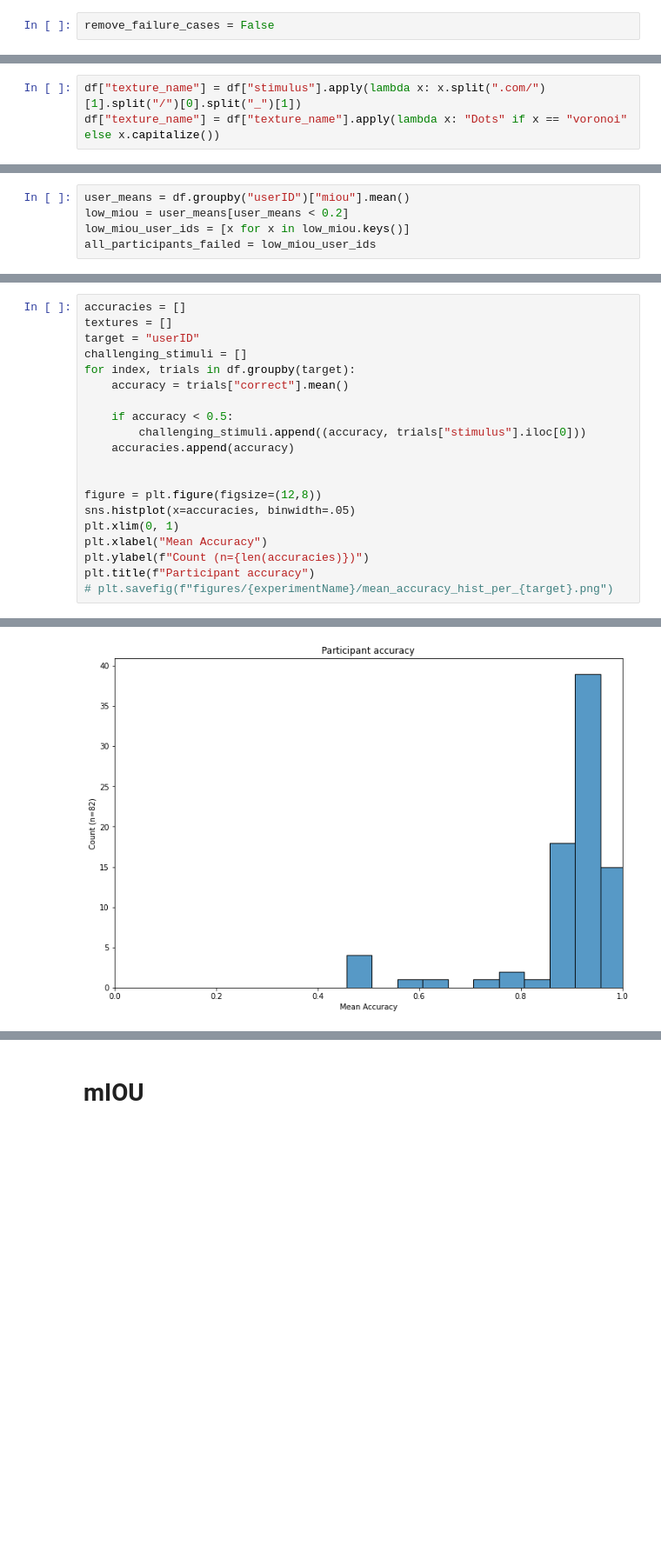
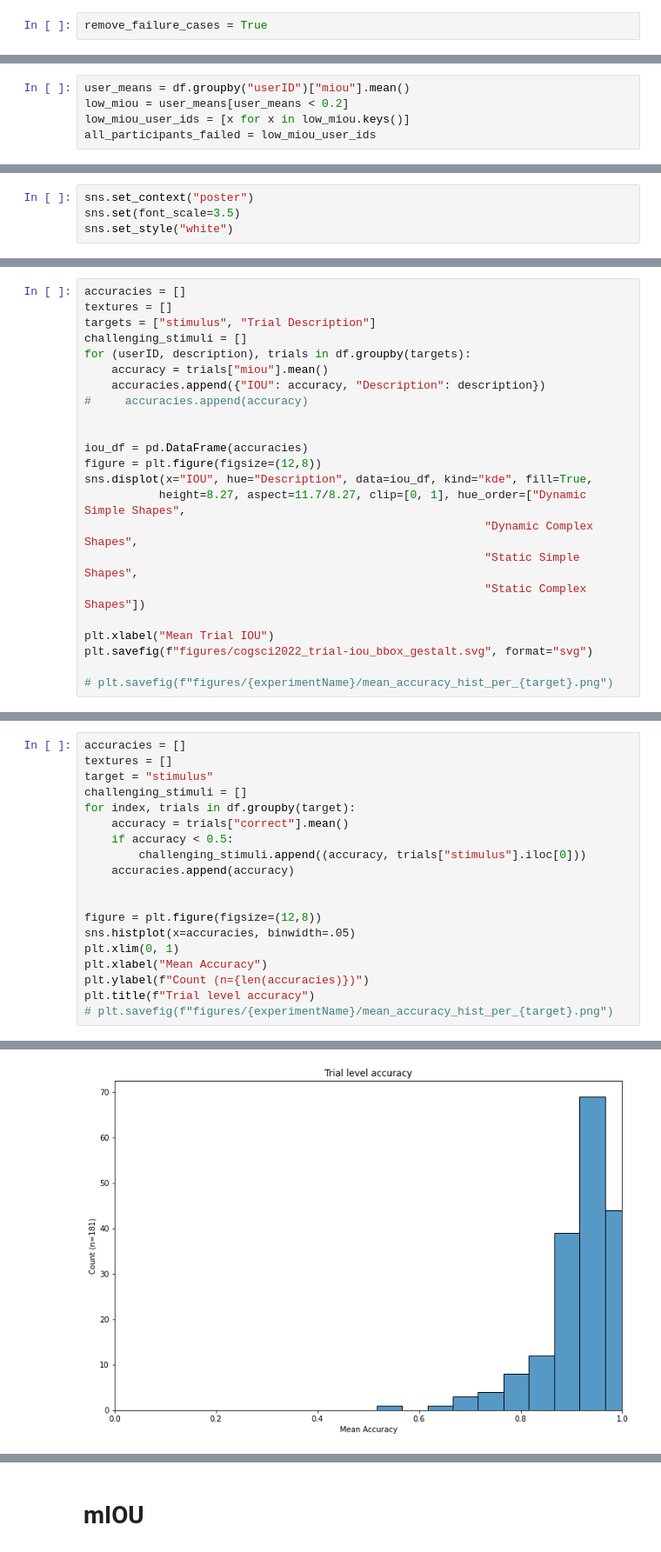
Before and after one commit to yifr/mlve, a Jupyter notebook: analysis/gestalt_static_localization_analysis.ipynb, the cells around one changed output, grey strips where cells are left out. Shown at 87% size. Drawn from its saved outputs; the diff is of its cells as text; blank space fills up the shorter version.

```diff
--- a/analysis/gestalt_static_localization_analysis.ipynb
+++ b/analysis/gestalt_static_localization_analysis.ipynb
@@ -229,5 +323,5 @@ USER ID: 62d989d7c133a0fdc2301666 only completed: 12 trials
 # %%
-remove_failure_cases = False
+remove_failure_cases = True
 # %%
 if remove_failure_cases:
     failed_participants = df["userID"].apply(lambda x: x in participants_failed)
@@ -243,9 +335,6 @@ if not os.path.exists(f"figures/{experimentName}"):
     os.makedirs(f"figures/{experimentName}")
 # %% [markdown]
 ## Create texture_name column
-# %%
-df["texture_name"] = df["stimulus"].apply(lambda x: x.split(".com/")[1].split("/")[0].split("_")[1])
-df["texture_name"] = df["texture_name"].apply(lambda x: "Dots" if x == "voronoi" else x.capitalize())
 # %%
 ious = []
 for index, row in df.iterrows():
@@ -309,0 +370,4 @@ df["miou"].mean()
+# %%
+sns.set_context("poster")
+sns.set(font_scale=3.5)
+sns.set_style("white")
@@ -309,0 +452,23 @@ df["miou"].mean()
+# %%
+accuracies = []
+textures = []
+targets = ["stimulus", "Trial Description"]
+challenging_stimuli = []
+for (userID, description), trials in df.groupby(targets):
+    accuracy = trials["miou"].mean()
+    accuracies.append({"IOU": accuracy, "Description": description})
+#     accuracies.append(accuracy)
+
+
+iou_df = pd.DataFrame(accuracies)
+figure = plt.figure(figsize=(12,8))
+sns.displot(x="IOU", hue="Description", data=iou_df, kind="kde", fill=True,
+           height=8.27, aspect=11.7/8.27, clip=[0, 1], hue_order=["Dynamic Simple Shapes",
+                                                           "Dynamic Complex Shapes",
+                                                           "Static Simple Shapes",
+                                                           "Static Complex Shapes"])
+
+plt.xlabel("Mean Trial IOU")
+plt.savefig(f"figures/cogsci2022_trial-iou_bbox_gestalt.svg", format="svg")
+
+# plt.savefig(f"figures/{experimentName}/mean_accuracy_hist_per_{target}.png")
@@ -310,11 +478,10 @@ df["miou"].mean()
 # %%
 accuracies = []
 textures = []
-target = "userID"
+target = "stimulus"
 challenging_stimuli = []
 for index, trials in df.groupby(target):
     accuracy = trials["correct"].mean()
-
     if accuracy < 0.5:
         challenging_stimuli.append((accuracy, trials["stimulus"].iloc[0]))
     accuracies.append(accuracy)
@@ -325,6 +492,6 @@ sns.histplot(x=accuracies, binwidth=.05)
 plt.xlim(0, 1)
 plt.xlabel("Mean Accuracy")
 plt.ylabel(f"Count (n={len(accuracies)})")
-plt.title(f"Participant accuracy")
+plt.title(f"Trial level accuracy")
 # plt.savefig(f"figures/{experimentName}/mean_accuracy_hist_per_{target}.png")
 # %% [output]
@@ -332 +499 @@ Text(0.5, 1.0, 'Participant accuracy')
-[figure, old version]
+[figure, new version]
```
Also changed, not shown: parts of 56 cells of this notebook, 2 other files.
